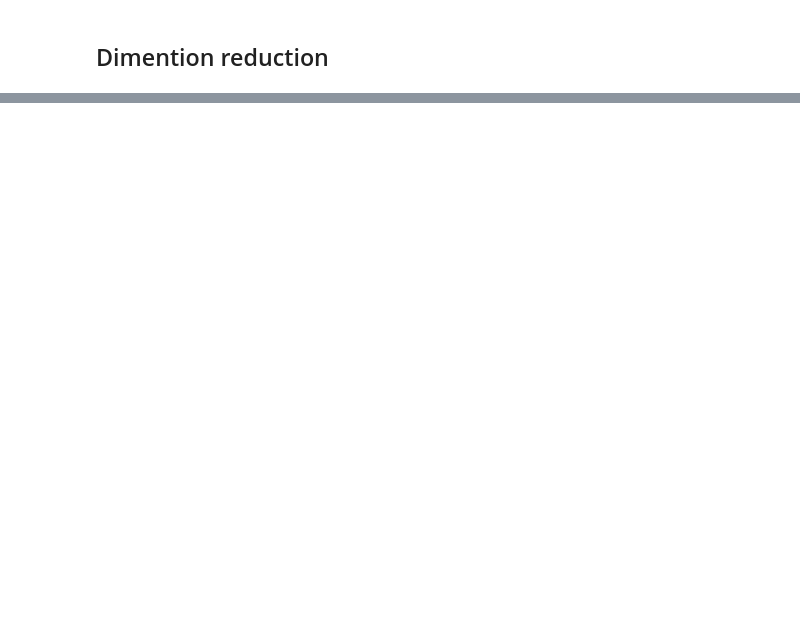
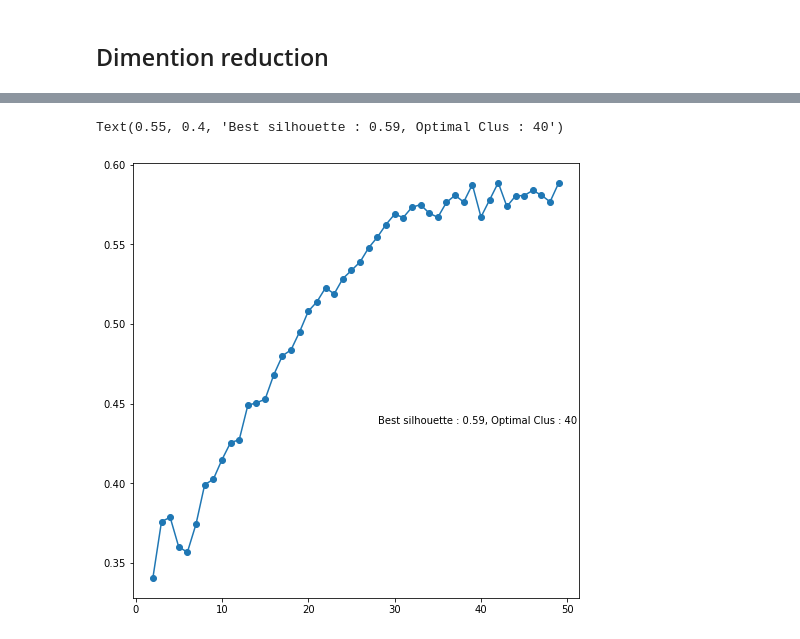
Before and after one commit to NicoJanko/Projet_5_OPC, a Jupyter notebook: Projet5_Explo.ipynb, the cells around one changed output, grey strips where cells are left out. Drawn from its saved outputs; the diff is of its cells as text; code cells hidden in the pictures; blank space fills up the shorter version.

```diff
--- a/Projet5_Explo.ipynb
+++ b/Projet5_Explo.ipynb
@@ -6,8 +6,8 @@ import missingno as msno
 import seaborn as sns
 import os
 # %%
-path = r'C:\Users\Nico Janko\Documents\Data_Science\OpenClassRoom\Projet 5'
-cust_df=pd.read_csv(path + '_\olist_customers_dataset.csv')
+path = 'E:\\Data_Science\\OpenClassRoom\\Projet 5\\archive'
+cust_df=pd.read_csv(path + '\\olist_customers_dataset.csv')
 geo_df=pd.read_csv(path +'\\olist_geolocation_dataset.csv')
 ord_it_df=pd.read_csv(path + '\\olist_order_items_dataset.csv')
 ord_pay_df=pd.read_csv(path + '\\olist_order_payments_dataset.csv')
@@ -234,9 +354,15 @@ from sklearn import cluster, metrics
 # %%
 silhouette = []
 for i in range(2,50):
     clus = cluster.KMeans(n_clusters = i)
     clus.fit(x_proj3)
     sil  = metrics.silhouette_score(x_proj3, clus.labels_)
     silhouette.append(sil)
-
-plt.plot(range(2,50), silhouette, marker ='o')
+max_sil = max(silhouette)
+index = silhouette.index(max_sil)
+fig,ax = plt.subplots(figsize = (8,8))
+ax.plot(range(2,50), silhouette, marker ='o')
+ax.text(0.55,0.4,'Best silhouette : {:.2f}, Optimal Clus : {}'.format(max_sil, index), transform = ax.transAxes)
+# %% [output]
+Text(0.55, 0.4, 'Best silhouette : 0.59, Optimal Clus : 40')
+[figure, added]
```
Also changed, not shown: parts of 25 cells of this notebook, 1 other file.
